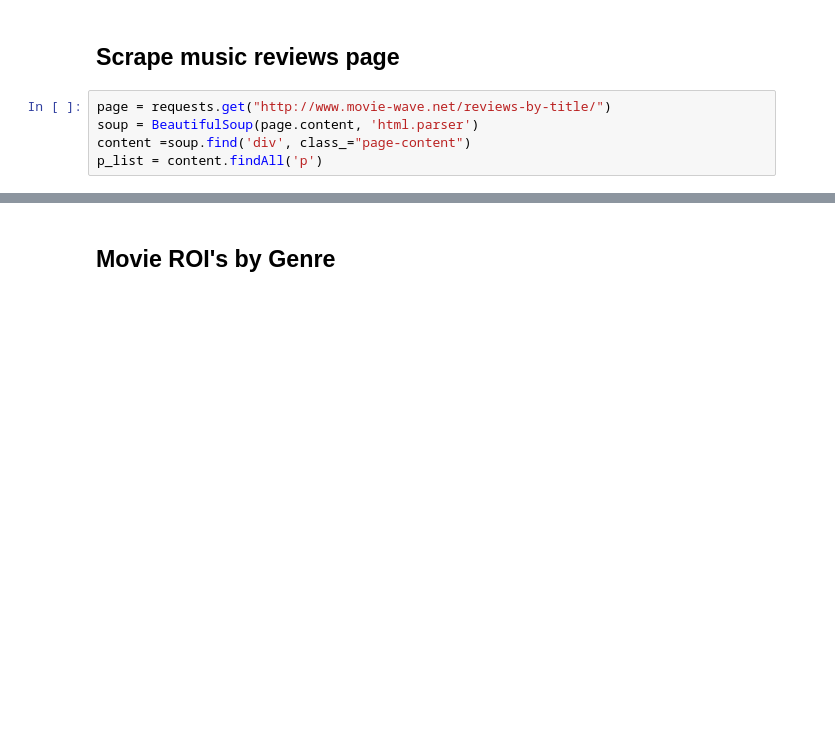
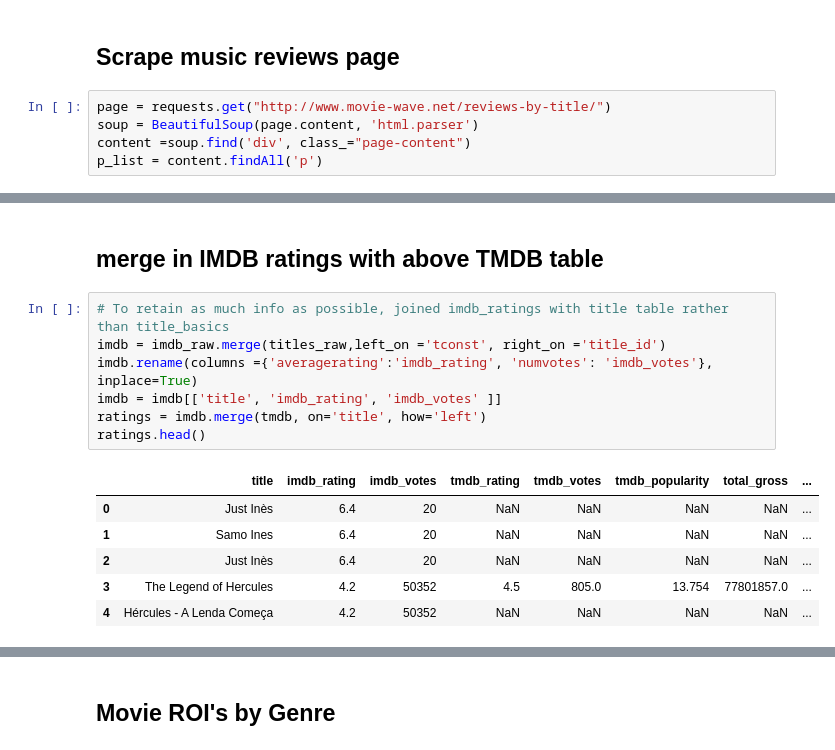
Before and after one commit to khyateed/Movie-Data-Analysis, a Jupyter notebook: student.ipynb, the cells around one changed output, grey strips where cells are left out. Cells and saved outputs as stored; diff of their text form; blank space fills up the shorter version.

```diff
--- a/student.ipynb
+++ b/student.ipynb
@@ -476,0 +471,16 @@ music_df
+# %% [markdown]
+## merge in IMDB ratings with above TMDB table
+# %%
+# To retain as much info as possible, joined imdb_ratings with title table rather than title_basics
+imdb = imdb_raw.merge(titles_raw,left_on ='tconst', right_on ='title_id')
+imdb.rename(columns ={'averagerating':'imdb_rating', 'numvotes': 'imdb_votes'}, inplace=True)
+imdb = imdb[['title', 'imdb_rating', 'imdb_votes' ]]
+ratings = imdb.merge(tmdb, on='title', how='left')
+ratings.head()
+# %% [output]
+|  | title | imdb_rating | imdb_votes | tmdb_rating | tmdb_votes | tmdb_popularity | total_gross | ... |
+| 0 | Just Inès | 6.4 | 20 | NaN | NaN | NaN | NaN | ... |
+| 1 | Samo Ines | 6.4 | 20 | NaN | NaN | NaN | NaN | ... |
+| 2 | Just Inès | 6.4 | 20 | NaN | NaN | NaN | NaN | ... |
+| 3 | The Legend of Hercules | 4.2 | 50352 | 4.5 | 805.0 | 13.754 | 77801857.0 | ... |
+| 4 | Hércules - A Lenda Começa | 4.2 | 50352 | NaN | NaN | NaN | NaN | ... |
```
Also changed, not shown: parts of 15 cells of this notebook.
